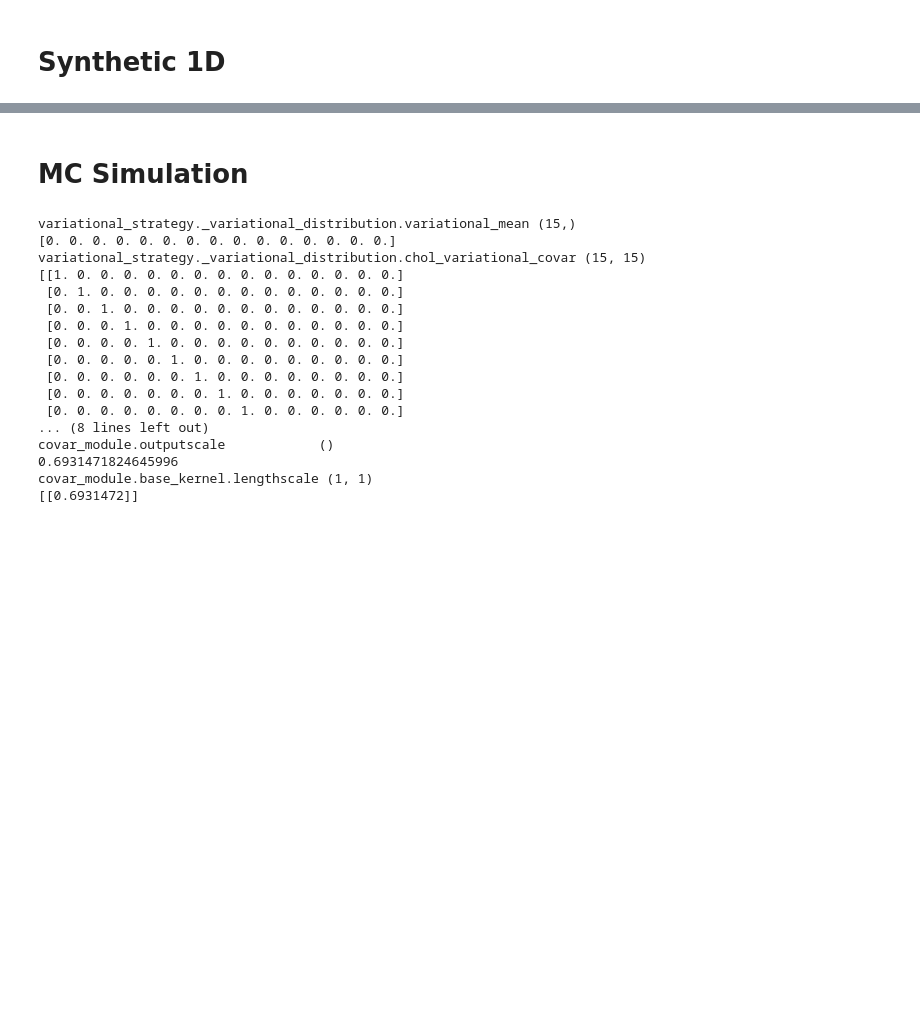
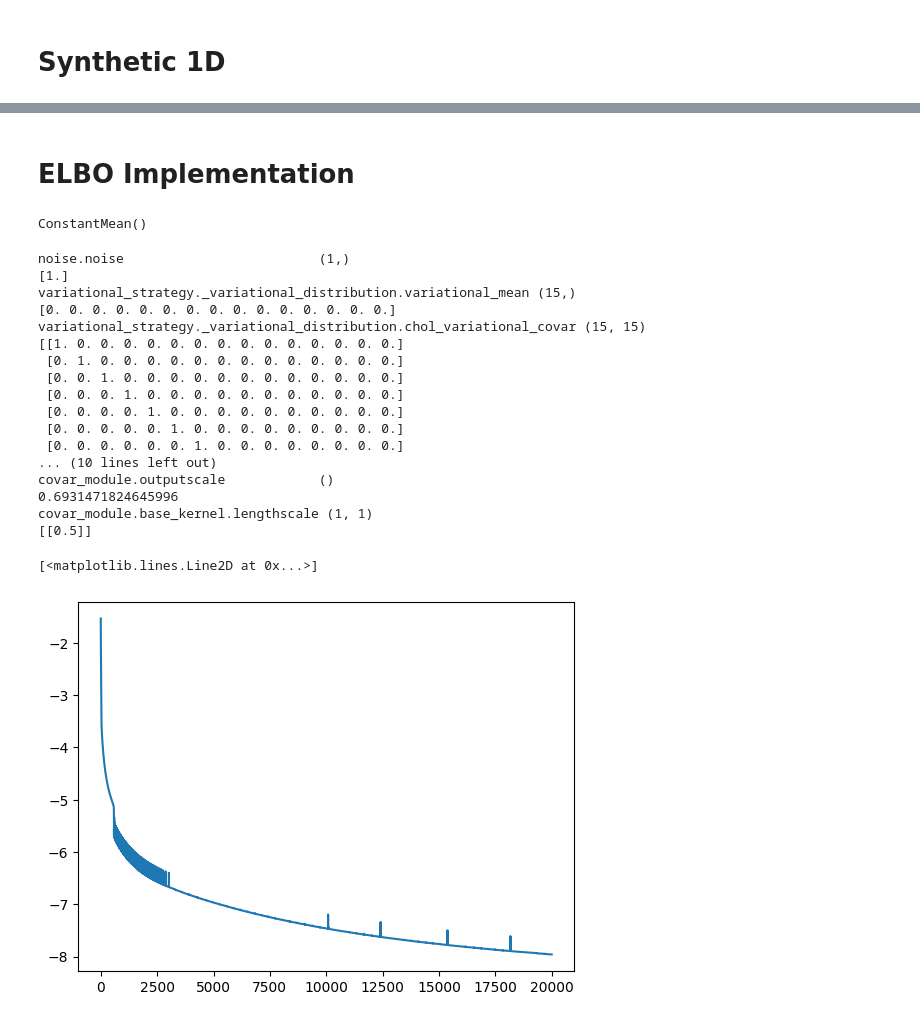
Before and after one commit to AndreaKarlova/censored_regressors, a Jupyter notebook: notebooks/variational_inference_for_censored_regressor.ipynb, the cells around one changed output, grey strips where cells are left out. Saved outputs shown, nothing was run; the diff lists cells and outputs as text; code cells hidden in the pictures; blank space fills up the shorter version.

```diff
--- a/notebooks/variational_inference_for_censored_regressor.ipynb
+++ b/notebooks/variational_inference_for_censored_regressor.ipynb
@@ -124,7 +124,7 @@ class CensoredNormal(ExponentialFamily):
             self._validate_sample(value)
         probs = torch.exp(self.log_prob(value))
         lower_cdf_mass = self._normal_cdf(self.low)
-        upper_cdf_mass = 1 - self._normal_cdf(self.high)
+        upper_cdf_mass = self._normal_cdf(-self.high)
         probs = torch.where(value <= self.low, lower_cdf_mass, probs)
         probs = torch.where(value >= self.high, upper_cdf_mass, probs)
         return probs
@@ -136,8 +136,8 @@ class CensoredNormal(ExponentialFamily):
         log_probs = self._normal_log_prob(value)
         lower_log_cdf_mass = math.log(self._normal_cdf(self.low) + jitter) if isinstance(self._normal_cdf(self.low) + jitter,
                                                                                                 Number) else (self._normal_cdf(self.low) + jitter).log()
-        upper_log_cdf_mass = math.log(1 - self._normal_cdf(self.high) + jitter) if isinstance(1 - self._normal_cdf(self.high) + jitter,
-                                                                                                    Number) else (1 - self._normal_cdf(self.high) + jitter).log()
+        upper_log_cdf_mass = math.log(self._normal_cdf(-self.high) + jitter) if isinstance(self._normal_cdf(-self.high) + jitter,
+                                                                                                    Number) else (self._normal_cdf(-self.high) + jitter).log()
         log_probs = torch.where(value <= self.low, lower_log_cdf_mass, log_probs)
         log_probs = torch.where(value >= self.high, upper_log_cdf_mass, log_probs)
         return log_probs
@@ -159,12 +159,12 @@ class CensoredNormal(ExponentialFamily):
         x_high = (self.high - self.loc)/self.scale
         logcdf_x_low = math.log(self._normal_cdf(self.low) + jitter) if isinstance(self._normal_cdf(self.low) + jitter,
                                                                                                   Number) else (self._normal_cdf(self.low) + jitter).log()
-        logcdf_x_high = math.log(1 - self._normal_cdf(self.high) + jitter) if isinstance(1 - self._normal_cdf(self.high) + jitter,
-                                                                                                      Number) else (1 - self._normal_cdf(self.high) + jitter).log()
+        logcdf_x_high = math.log(self._normal_cdf(-self.high) + jitter) if isinstance(self._normal_cdf(-self.high) + jitter,
+                                                                                                      Number) else (self._normal_cdf(-self.high) + jitter).log()
 
         term1 = self._normal_entropy() * (self._normal_cdf(self.high)- self._normal_cdf(self.low))
         term2 = 0.5 * (x_high * torch.exp(self._normal_log_prob(self.high)) - x_low * torch.exp(self._normal_log_prob(self.low)))
-        term3 = logcdf_x_high * (1. - self._normal_cdf(self.high)) -  logcdf_x_low * self._normal_cdf(self.low)
+        term3 = logcdf_x_high * (self._normal_cdf(-self.high)) -  logcdf_x_low * self._normal_cdf(self.low)
         return term1 - term2 - term3
 
 
@@ -248,14 +248,14 @@ class CensoredGaussianLikelihoodAnalytic(CensoredGaussianLikelihood):
         term1 = torch.log(noise) + math.log(2 * math.pi)
         term2 = ((target - mean).square() + variance) / noise
         term3 = standard_normal.cdf(upper_censor(mean, variance.sqrt())) - standard_normal.cdf(lower_censor(mean, variance.sqrt()))
-        normal_part = (term1 - term2 * term3).mul(-0.5)
+        normal_part = (term1 - term2 * term3).mul(0.5)
         # upper term
-        x1 = (self.high + 2 * target - 3 * mean) * variance.sqrt()
-        term4 = torch.clamp_min(1. - standard_normal.cdf(upper_censor(target, variance.sqrt())), 1e-12).log() + 0.5 * x1 * noise.reciprocal()
+        x1 = (self.high - target + mean) * variance.sqrt()
+        term4 = torch.clamp_min(standard_normal.cdf(-upper_censor(target, variance.sqrt())), 1e-12).log() + 0.5 * x1 * noise.reciprocal()
         upper_censored_part = term4 * standard_normal.log_prob(upper_censor(mean, variance.sqrt())).exp()
 
         # lower term
-        x2 = (self.low + 2 * target - 3 * mean) * variance.sqrt()
+        x2 = (self.low - target + mean) * variance.sqrt()
         term5 = torch.clamp_min(standard_normal.cdf(lower_censor(target, variance.sqrt())), 1e-12).log() - 0.5 * x2 * noise.reciprocal()
         lower_censored_part = term5 * standard_normal.log_prob(lower_censor(mean, variance.sqrt())).exp()
 
@@ -301,5 +310,5 @@ plt.plot(x, y, 'k.')
-# %% [markdown]
-# MC Simulation
+# %% [markdown]
+# ELBO Implementation
 # %%
 from gpytorch.models import ApproximateGP # handles basic variational inference
 from gpytorch.variational import CholeskyVariationalDistribution # distribution of the approximation q(f)
@@ -323,14 +332,24 @@ class GPModel(ApproximateGP):
 
 
 model = GPModel(inducing_points=x[:,None])
-likelihood = CensoredGaussianLikelihoodAnalytic(low=-1000., high=MAX_VALUE)
+likelihood = CensoredGaussianLikelihoodAnalytic(low=-100., high=MAX_VALUE)
 
 if torch.cuda.is_available():
     model = model.cuda()
     likelihood = likelihood.cuda()
+# %%
+model.covar_module.base_kernel.initialize(lengthscale=0.5);
+# model.covar_module.initialize(outputscale=1);
+model.mean_module.initialize(constant=0)
+#likelihood.noise.initialize(noise=1/10);
+# %% [output]
+ConstantMean()
 # %%
+print_module(likelihood)
 print_module(model)
 # %% [output]
+noise.noise                         (1,)
+[1.]
 variational_strategy._variational_distribution.variational_mean (15,)
 [0. 0. 0. 0. 0. 0. 0. 0. 0. 0. 0. 0. 0. 0. 0.]
 variational_strategy._variational_distribution.chol_variational_covar (15, 15)
@@ -341,35 +360,38 @@ variational_strategy._variational_distribution.chol_variational_covar (15, 15)
  [0. 0. 0. 0. 1. 0. 0. 0. 0. 0. 0. 0. 0. 0. 0.]
  [0. 0. 0. 0. 0. 1. 0. 0. 0. 0. 0. 0. 0. 0. 0.]
  [0. 0. 0. 0. 0. 0. 1. 0. 0. 0. 0. 0. 0. 0. 0.]
- [0. 0. 0. 0. 0. 0. 0. 1. 0. 0. 0. 0. 0. 0. 0.]
- [0. 0. 0. 0. 0. 0. 0. 0. 1. 0. 0. 0. 0. 0. 0.]
-... (8 lines left out)
+... (10 lines left out)
 covar_module.outputscale            ()
 0.6931471824645996
 covar_module.base_kernel.lengthscale (1, 1)
-[[0.6931472]]
+[[0.5]]
 # %%
-num_epochs = 30000
+num_epochs = 20_000
 pbar = tqdm.tqdm(range(num_epochs), position=0, leave=True)
 
 model.train()
 likelihood.train()
 
 optimizer = torch.optim.Adam([
     {'params': model.parameters()},
     {'params': likelihood.parameters()},
 ], lr=0.01)
 
 mll = gpytorch.mlls.VariationalELBO(likelihood, model, num_data=y.size(0))
 
-mae_list = list()
 loss_list = list()
+params_list = list()
 
 for iter in pbar:
     optimizer.zero_grad();
     y_pred = model(x[:,None])
     loss = -mll(y_pred, y)
     loss.backward()
     optimizer.step()
     loss_list.append(loss.item())
+    params_list.append(params_list)
+plt.plot(loss_list)
+# %% [output]
+[<matplotlib.lines.Line2D at 0x...>]
+[figure, added]
 # %%
```
Also changed, not shown: parts of 10 cells of this notebook.
